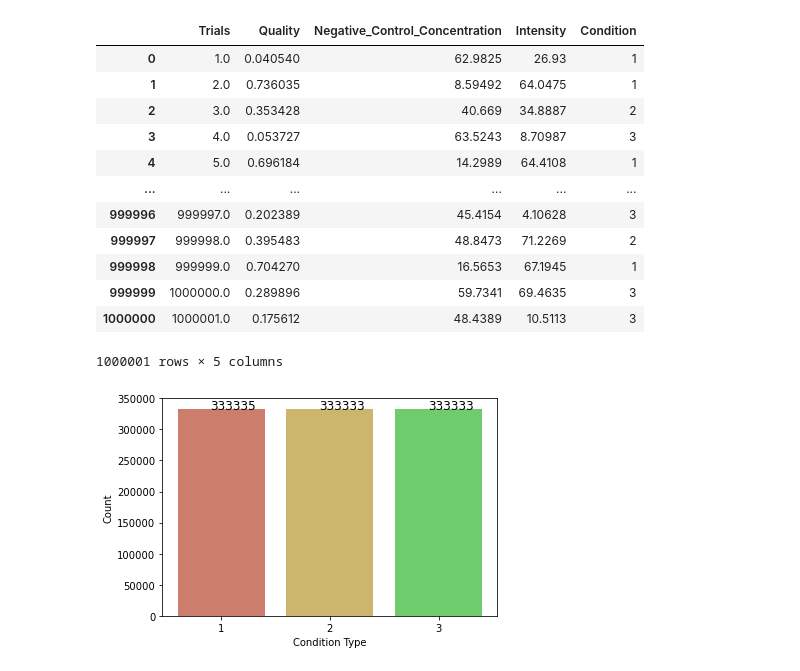
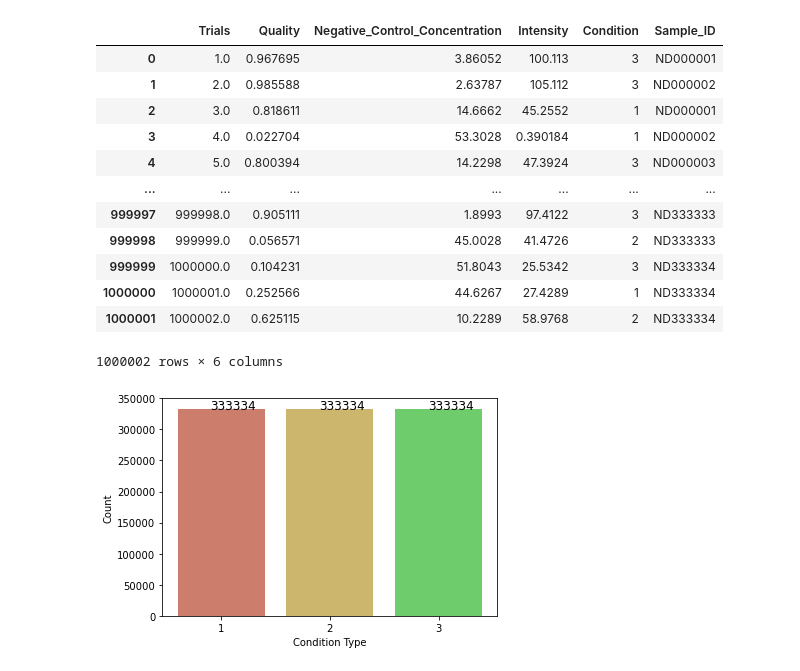
Before and after one commit to gpdefilippo/PandasDataAnalysis, a Jupyter notebook: analyzeData.ipynb, the cells around one changed output. Saved outputs shown, nothing was run; the diff lists cells and outputs as text; code cells hidden in the pictures.

Commit message:
Added Confusion Matrix and SampleIDs

```diff
--- a/analyzeData.ipynb
+++ b/analyzeData.ipynb
@@ -1,30 +1,31 @@
 # %%
 import pandas as pd
 import numpy as np
 import matplotlib.pyplot as plt
+import seaborn as sns
 from createData import createDataFrame
 
 
 ## Initialize Random Data Frame
 # this data frame consists of data generated from a random "Quality" score between 0-1
 # Intensity and Negative control concentration is generated from this quality score
-toAnalyze = createDataFrame(1000001)
+toAnalyze = createDataFrame(1000002)
 
 toAnalyze
 # %% [output]
-|  | Trials | Quality | Negative_Control_Concentration | Intensity | Condition |
-| 0 | 1.0 | 0.040540 | 62.9825 | 26.93 | 1 |
-| 1 | 2.0 | 0.736035 | 8.59492 | 64.0475 | 1 |
-| 2 | 3.0 | 0.353428 | 40.669 | 34.8887 | 2 |
-| 3 | 4.0 | 0.053727 | 63.5243 | 8.70987 | 3 |
-| 4 | 5.0 | 0.696184 | 14.2989 | 64.4108 | 1 |
-| ... | ... | ... | ... | ... | ... |
-| 999996 | 999997.0 | 0.202389 | 45.4154 | 4.10628 | 3 |
-| 999997 | 999998.0 | 0.395483 | 48.8473 | 71.2269 | 2 |
-| 999998 | 999999.0 | 0.704270 | 16.5653 | 67.1945 | 1 |
-| 999999 | 1000000.0 | 0.289896 | 59.7341 | 69.4635 | 3 |
-| 1000000 | 1000001.0 | 0.175612 | 48.4389 | 10.5113 | 3 |
+|  | Trials | Quality | Negative_Control_Concentration | Intensity | Condition | Sample_ID |
+| 0 | 1.0 | 0.967695 | 3.86052 | 100.113 | 3 | ND000001 |
+| 1 | 2.0 | 0.985588 | 2.63787 | 105.112 | 3 | ND000002 |
+| 2 | 3.0 | 0.818611 | 14.6662 | 45.2552 | 1 | ND000001 |
+| 3 | 4.0 | 0.022704 | 53.3028 | 0.390184 | 1 | ND000002 |
+| 4 | 5.0 | 0.800394 | 14.2298 | 47.3924 | 3 | ND000003 |
+| ... | ... | ... | ... | ... | ... | ... |
+| 999997 | 999998.0 | 0.905111 | 1.8993 | 97.4122 | 3 | ND333333 |
+| 999998 | 999999.0 | 0.056571 | 45.0028 | 41.4726 | 2 | ND333333 |
+| 999999 | 1000000.0 | 0.104231 | 51.8043 | 25.5342 | 3 | ND333334 |
+| 1000000 | 1000001.0 | 0.252566 | 44.6267 | 27.4289 | 1 | ND333334 |
+| 1000001 | 1000002.0 | 0.625115 | 10.2289 | 58.9768 | 2 | ND333334 |
-1000001 rows × 5 columns
+1000002 rows × 6 columns
 # %%
 ##Display counts of each condition type, describing the replicate setups
 
```
Also changed, not shown: parts of 5 cells of this notebook, 1 other file.
